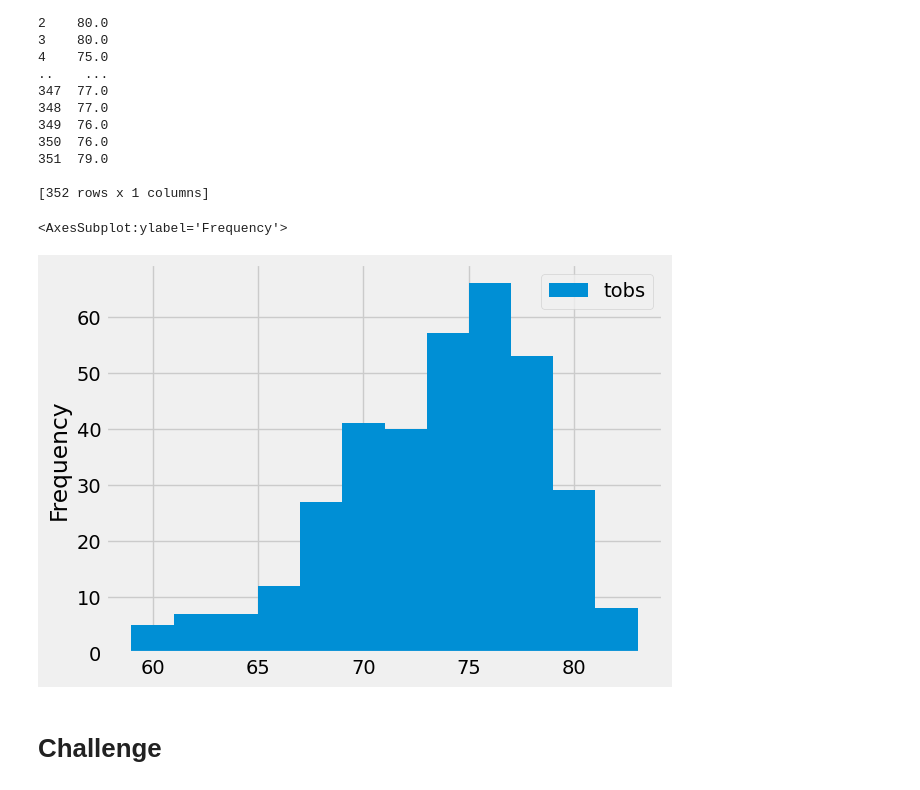
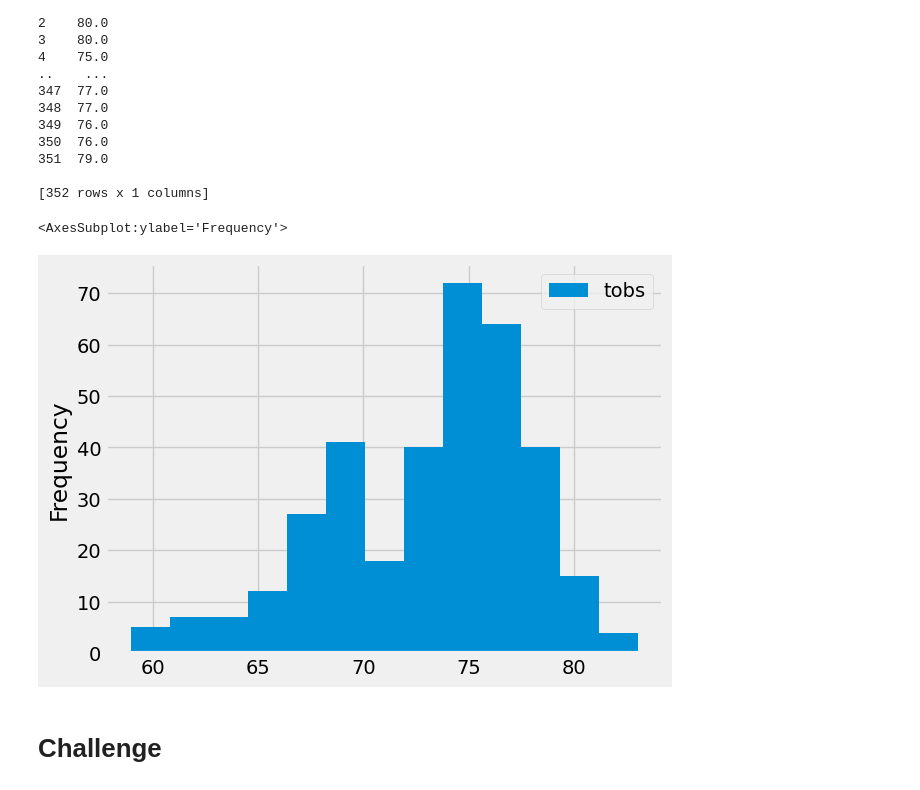
Before and after one commit to macstreet/surfs_up, a Jupyter notebook: climate_analysis.ipynb, the cells around one changed output. Saved outputs shown, nothing was run; the diff lists cells and outputs as text; code cells hidden in the pictures.

```diff
--- a/climate_analysis.ipynb
+++ b/climate_analysis.ipynb
@@ -199,10 +199,10 @@ print(df)
 [352 rows x 1 columns]
 # %%
 # Plot the temperature observations onto a histogram
-df.plot.hist(bins=12)
+df.plot.hist(bins=13)
 # %% [output]
 <AxesSubplot:ylabel='Frequency'>
-[figure, old version]
+[figure, new version]
 # %%
 # Write a function called `calc_temps` that will accept start date and end date in the format '%Y-%m-%d'
 # and return the minimum, average, and maximum temperatures for that range of dates
```
